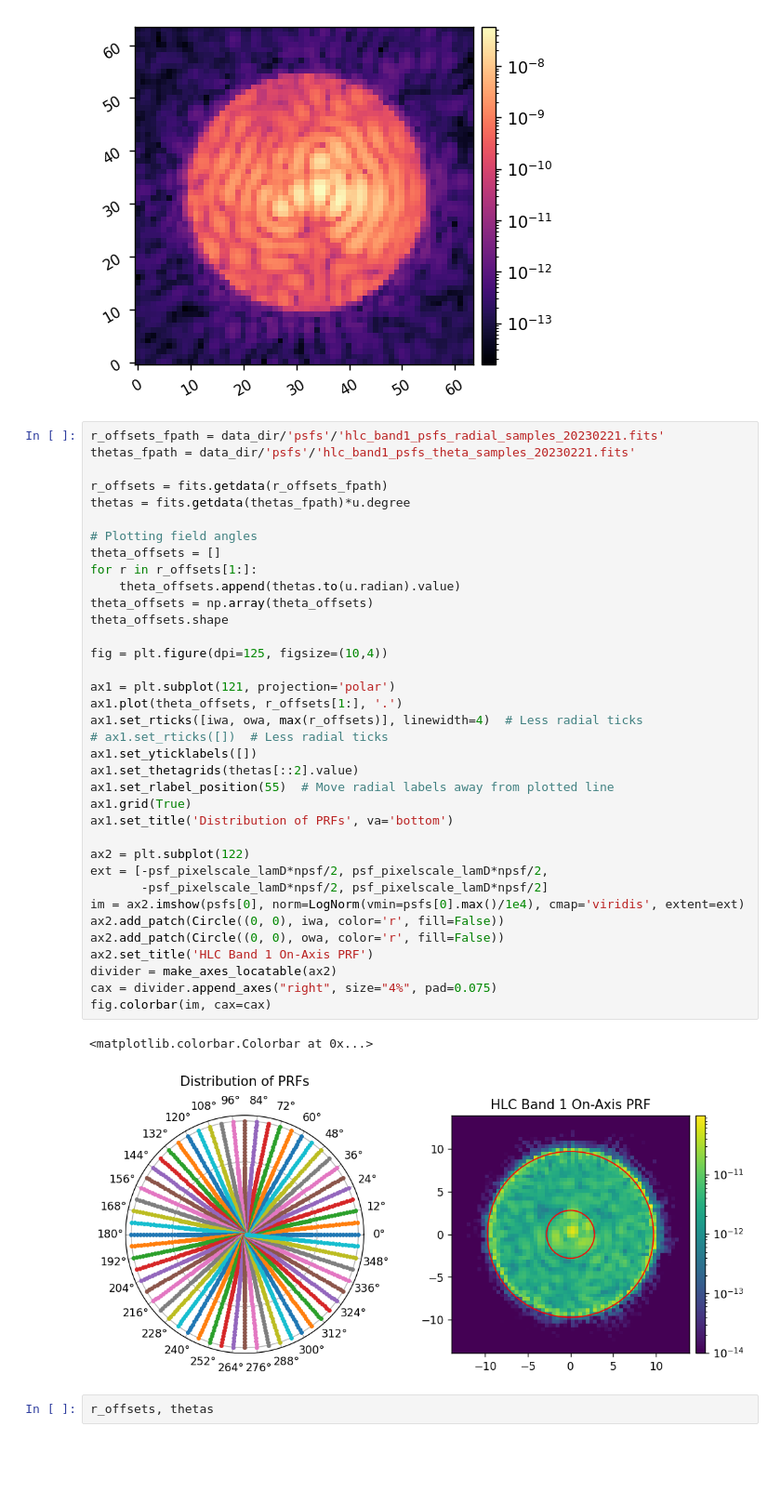
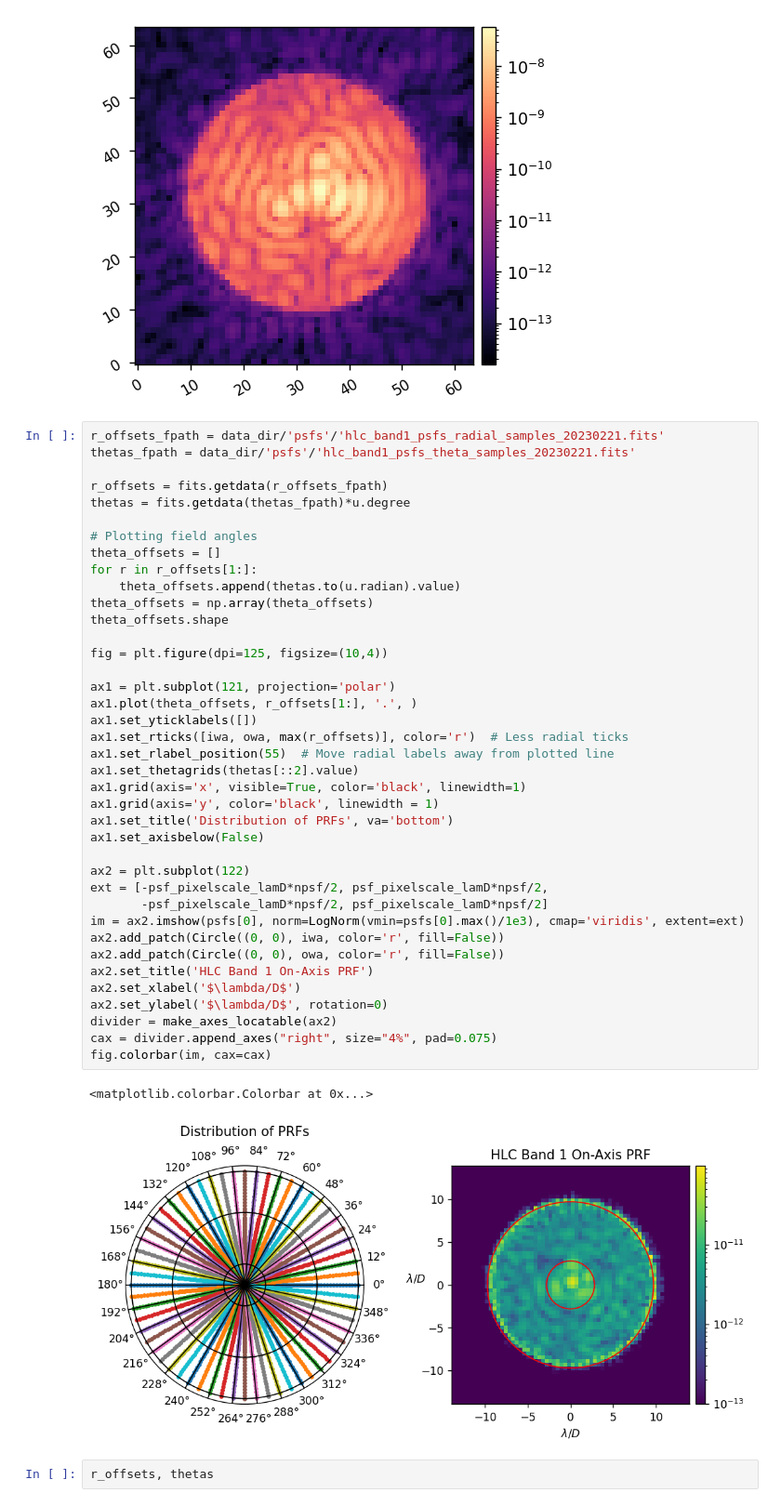
Before and after one commit to kian1377/disk-processing, a Jupyter notebook: hlc_band1_20230221_interp_psfs.ipynb, the cells around one changed output. Shown at 93% size. Drawn from its saved outputs; the diff is of its cells as text; blank space fills up the shorter version.

```diff
--- a/hlc_band1_20230221_interp_psfs.ipynb
+++ b/hlc_band1_20230221_interp_psfs.ipynb
@@ -77,40 +77,43 @@ r_offsets_fpath = data_dir/'psfs'/'hlc_band1_psfs_radial_samples_20230221.fits'
 thetas_fpath = data_dir/'psfs'/'hlc_band1_psfs_theta_samples_20230221.fits'
 
 r_offsets = fits.getdata(r_offsets_fpath)
 thetas = fits.getdata(thetas_fpath)*u.degree
 
 # Plotting field angles
 theta_offsets = []
 for r in r_offsets[1:]:
     theta_offsets.append(thetas.to(u.radian).value)
 theta_offsets = np.array(theta_offsets)
 theta_offsets.shape
 
 fig = plt.figure(dpi=125, figsize=(10,4))
 
 ax1 = plt.subplot(121, projection='polar')
-ax1.plot(theta_offsets, r_offsets[1:], '.')
-ax1.set_rticks([iwa, owa, max(r_offsets)], linewidth=4)  # Less radial ticks
-# ax1.set_rticks([])  # Less radial ticks
+ax1.plot(theta_offsets, r_offsets[1:], '.', )
 ax1.set_yticklabels([])
+ax1.set_rticks([iwa, owa, max(r_offsets)], color='r')  # Less radial ticks
+ax1.set_rlabel_position(55)  # Move radial labels away from plotted line
 ax1.set_thetagrids(thetas[::2].value)
-ax1.set_rlabel_position(55)  # Move radial labels away from plotted line
-ax1.grid(True)
+ax1.grid(axis='x', visible=True, color='black', linewidth=1)
+ax1.grid(axis='y', color='black', linewidth = 1)
 ax1.set_title('Distribution of PRFs', va='bottom')
+ax1.set_axisbelow(False)
 
 ax2 = plt.subplot(122)
 ext = [-psf_pixelscale_lamD*npsf/2, psf_pixelscale_lamD*npsf/2,
        -psf_pixelscale_lamD*npsf/2, psf_pixelscale_lamD*npsf/2]
-im = ax2.imshow(psfs[0], norm=LogNorm(vmin=psfs[0].max()/1e4), cmap='viridis', extent=ext)
+im = ax2.imshow(psfs[0], norm=LogNorm(vmin=psfs[0].max()/1e3), cmap='viridis', extent=ext)
 ax2.add_patch(Circle((0, 0), iwa, color='r', fill=False))
 ax2.add_patch(Circle((0, 0), owa, color='r', fill=False))
 ax2.set_title('HLC Band 1 On-Axis PRF')
+ax2.set_xlabel('$\lambda/D$')
+ax2.set_ylabel('$\lambda/D$', rotation=0)
 divider = make_axes_locatable(ax2)
 cax = divider.append_axes("right", size="4%", pad=0.075)
 fig.colorbar(im, cax=cax)
 # %% [output]
 <matplotlib.colorbar.Colorbar at 0x...>
-[figure, old version]
+[figure, new version]
 # %%
 r_offsets, thetas
 # %% [output]
```
Also changed, not shown: 4 other files.
